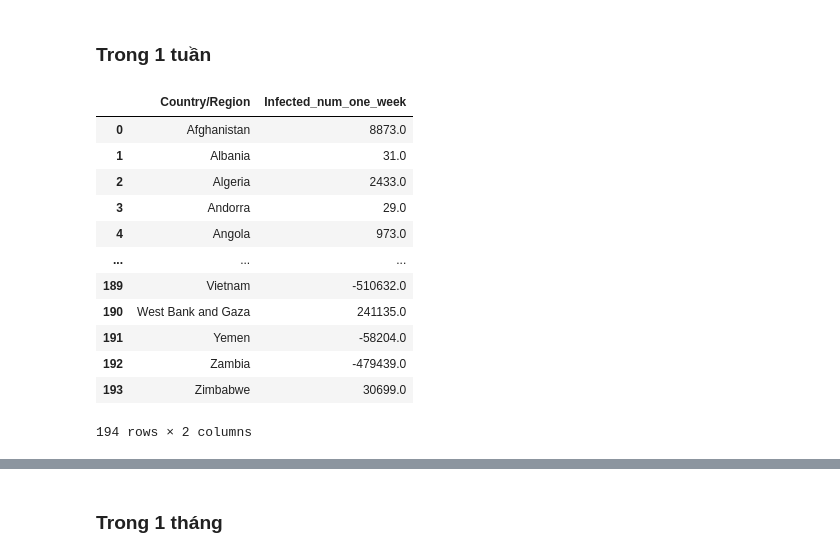
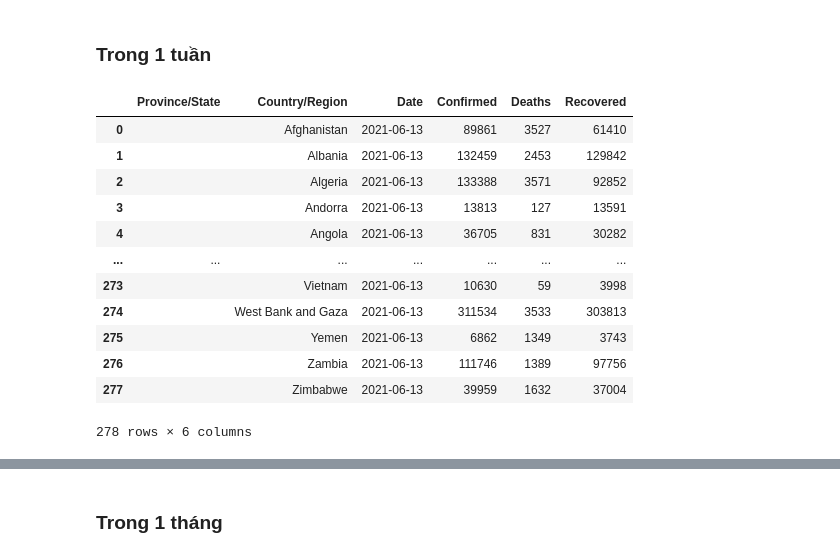
Before and after one commit to LT-cho-KHDL/Final-lab-p4ds, a Jupyter notebook: Final.ipynb, the cells around one changed output, grey strips where cells are left out. Saved outputs shown, nothing was run; the diff lists cells and outputs as text; code cells hidden in the pictures.

```diff
--- a/Final.ipynb
+++ b/Final.ipynb
@@ -245,24 +293,20 @@ death_recov_df
 # %% [markdown]
 ### Trong 1 tuần
 # %%
-#Số ca mới của tuần tính bằng cách trừ cái hiện tại với cái ngày của 7 ngày trước
 region_df = covid19_df.copy()
 week_df = region_df[region_df['Date']==max(region_df['Date']) - timedelta(days = 7)].reset_index(drop=True)
-infected_num_one_week = country_df['Confirmed'] - week_df['Confirmed']
-infected_num_one_week_df = country_df['Country/Region'].to_frame()
-infected_num_one_week_df.insert(1,'Infected_num_one_week',infected_num_one_week)
-infected_num_one_week_df
+week_df
 # %% [output]
-|  | Country/Region | Infected_num_one_week |
-| 0 | Afghanistan | 8873.0 |
-| 1 | Albania | 31.0 |
-| 2 | Algeria | 2433.0 |
-| 3 | Andorra | 29.0 |
-| 4 | Angola | 973.0 |
-| ... | ... | ... |
-| 189 | Vietnam | -510632.0 |
-| 190 | West Bank and Gaza | 241135.0 |
-| 191 | Yemen | -58204.0 |
-| 192 | Zambia | -479439.0 |
-| 193 | Zimbabwe | 30699.0 |
+|  | Province/State | Country/Region | Date | Confirmed | Deaths | Recovered |
+| 0 |  | Afghanistan | 2021-06-13 | 89861 | 3527 | 61410 |
+| 1 |  | Albania | 2021-06-13 | 132459 | 2453 | 129842 |
+| 2 |  | Algeria | 2021-06-13 | 133388 | 3571 | 92852 |
+| 3 |  | Andorra | 2021-06-13 | 13813 | 127 | 13591 |
+| 4 |  | Angola | 2021-06-13 | 36705 | 831 | 30282 |
+| ... | ... | ... | ... | ... | ... | ... |
+| 273 |  | Vietnam | 2021-06-13 | 10630 | 59 | 3998 |
+| 274 |  | West Bank and Gaza | 2021-06-13 | 311534 | 3533 | 303813 |
+| 275 |  | Yemen | 2021-06-13 | 6862 | 1349 | 3743 |
+| 276 |  | Zambia | 2021-06-13 | 111746 | 1389 | 97756 |
+| 277 |  | Zimbabwe | 2021-06-13 | 39959 | 1632 | 37004 |
-194 rows × 2 columns
+278 rows × 6 columns
```
Also changed, not shown: parts of 38 cells of this notebook.
